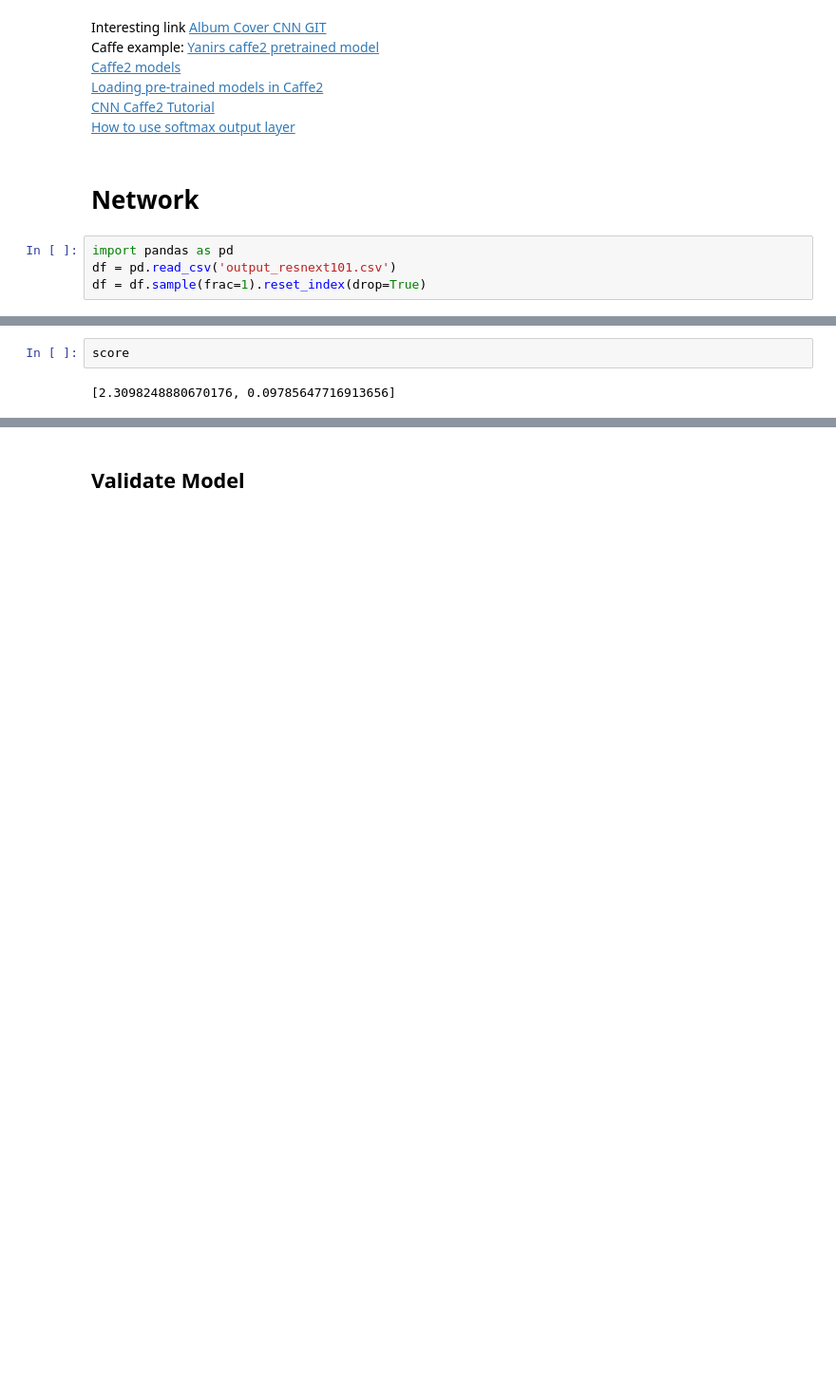
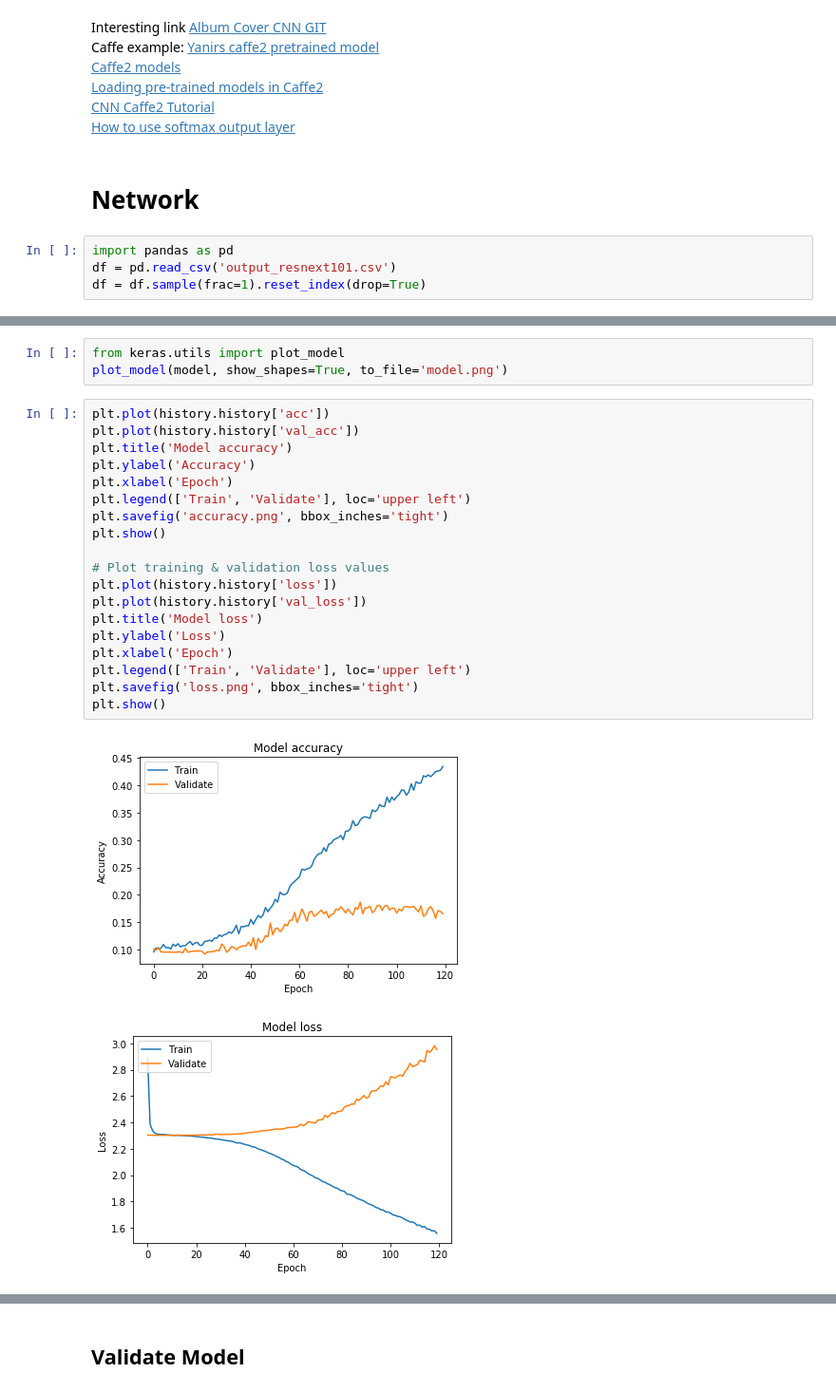
Before and after one commit to Krulvis/AlbumAnalyser, a Jupyter notebook: MultiLayer Perceptron.ipynb, the cells around one changed output, grey strips where cells are left out. Shown at 95% size. Drawn from its saved outputs; the diff is of its cells as text; blank space fills up the shorter version.

Commit message:
Optimal model found

```diff
--- a/MultiLayer Perceptron.ipynb
+++ b/MultiLayer Perceptron.ipynb
@@ -84,7 +103,28 @@ Epoch 90/90
-# %%
-score
-# %% [output]
-[2.3098248880670176, 0.09785647716913656]
+# %%
+from keras.utils import plot_model
+plot_model(model, show_shapes=True, to_file='model.png')
+# %%
+plt.plot(history.history['acc'])
+plt.plot(history.history['val_acc'])
+plt.title('Model accuracy')
+plt.ylabel('Accuracy')
+plt.xlabel('Epoch')
+plt.legend(['Train', 'Validate'], loc='upper left')
+plt.savefig('accuracy.png', bbox_inches='tight')
+plt.show()
+
+# Plot training & validation loss values
+plt.plot(history.history['loss'])
+plt.plot(history.history['val_loss'])
+plt.title('Model loss')
+plt.ylabel('Loss')
+plt.xlabel('Epoch')
+plt.legend(['Train', 'Validate'], loc='upper left')
+plt.savefig('loss.png', bbox_inches='tight')
+plt.show()
+# %% [output]
+[figure, added]
+[figure, added]
 # %%
 import numpy as np
 y_score = model.predict(X_test, batch_size=128)
```
Also changed, not shown: parts of 6 cells of this notebook, 1 other file.
